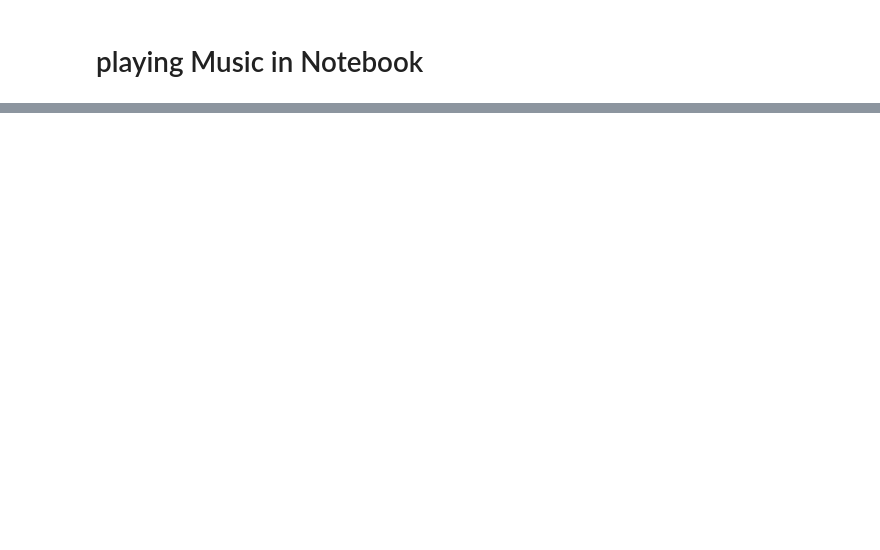
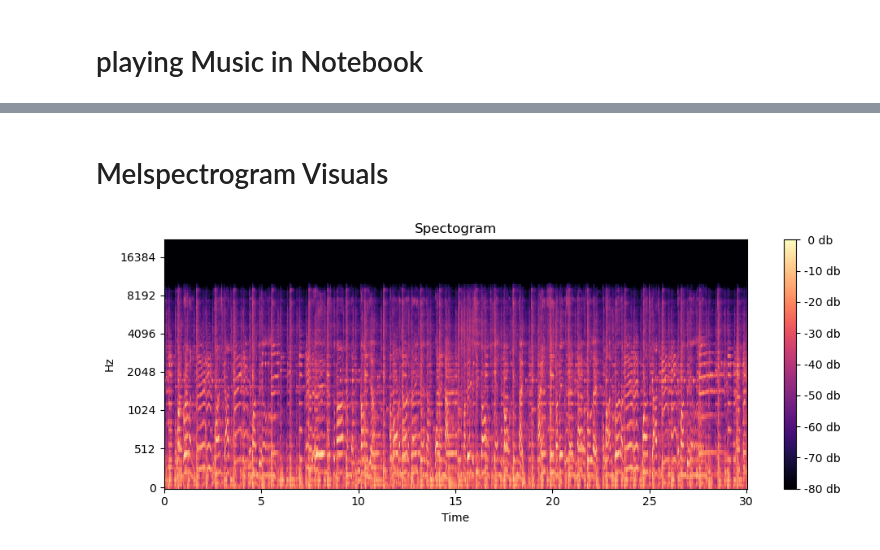
Before and after one commit to Hassan-Muhammad-Yousuf/Music_Genre_Classifier_ML, a Jupyter notebook: Train_Music.ipynb, the cells around one changed output, grey strips where cells are left out. Drawn from its saved outputs; the diff is of its cells as text; code cells hidden in the pictures; blank space fills up the shorter version.

```diff
--- a/Train_Music.ipynb
+++ b/Train_Music.ipynb
@@ -34,0 +74,23 @@ Audio(data=y, rate=sr)
+# %% [markdown]
+# Melspectrogram Visuals
+# %%
+# Plotting Melspectrogram for entrire audio
+def plot_Melspectrogram(y, sr):
+    #compute Spectrogram
+    spectrogram = librosa.feature.melspectrogram(y = y, sr = sr)
+    #Convert to decibels (log Scale)
+    spectrogram_db = librosa.power_to_db(spectrogram, ref=np.max)
+    #Visualize the spectrogram
+    plt.figure(figsize=(10,4))
+    librosa.display.specshow(spectrogram_db, sr = sr, x_axis='time', y_axis='mel')
+    plt.colorbar(format='%2.0f db')
+    plt.title('Spectogram')
+    plt.tight_layout()
+    plt.show()
+# %%
+random_file_name = "./blues.00000.wav"
+y, sr = librosa.load(random_file_name, sr = 44100)
+# %%
+plot_Melspectrogram(y, sr)
+# %% [output]
+[figure, added]
```
Also changed, not shown: parts of 6 cells of this notebook.
